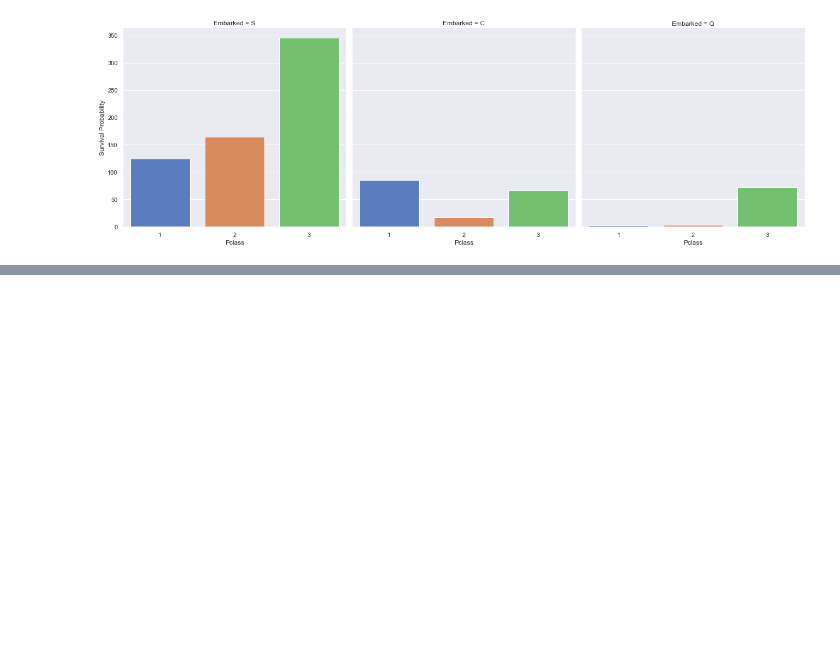
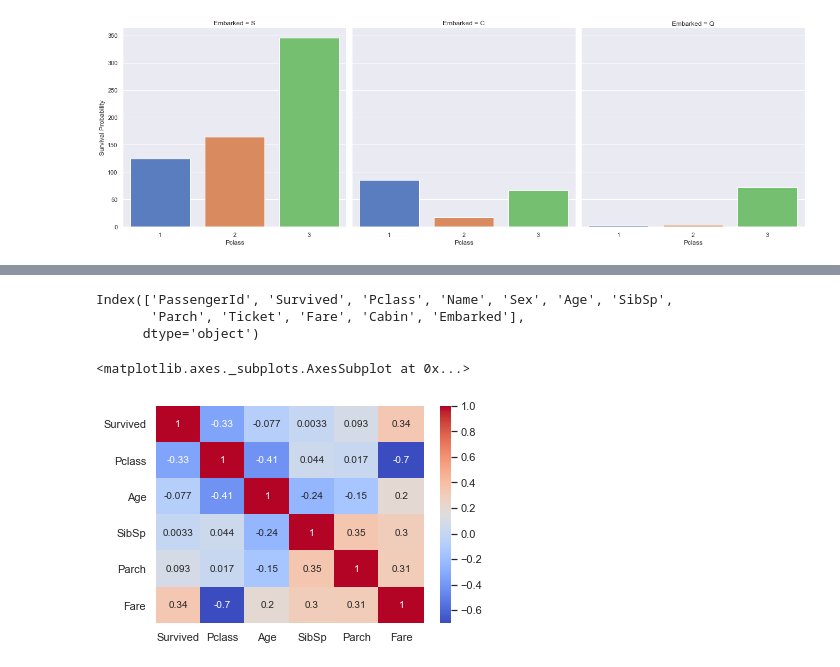
Before and after one commit to pksvv/MLEnsemble, a Jupyter notebook: Titanic.ipynb, the cells around one changed output, grey strips where cells are left out. Cells and saved outputs as stored; diff of their text form; code cells hidden in the pictures; blank space fills up the shorter version.

```diff
--- a/Titanic.ipynb
+++ b/Titanic.ipynb
@@ -310,0 +322,13 @@ g = g.set_ylabels('Survival Probability')
+# %%
+df.columns
+# %% [output]
+Index(['PassengerId', 'Survived', 'Pclass', 'Name', 'Sex', 'Age', 'SibSp',
+       'Parch', 'Ticket', 'Fare', 'Cabin', 'Embarked'],
+      dtype='object')
+# %%
+sns.heatmap(df[['Survived', 'Pclass', 'Age', 'SibSp','Parch', 'Fare']].corr(),
+            cmap='coolwarm',
+            annot=True)
+# %% [output]
+<matplotlib.axes._subplots.AxesSubplot at 0x...>
+[figure, added]
```
Also changed, not shown: parts of 53 cells of this notebook.
